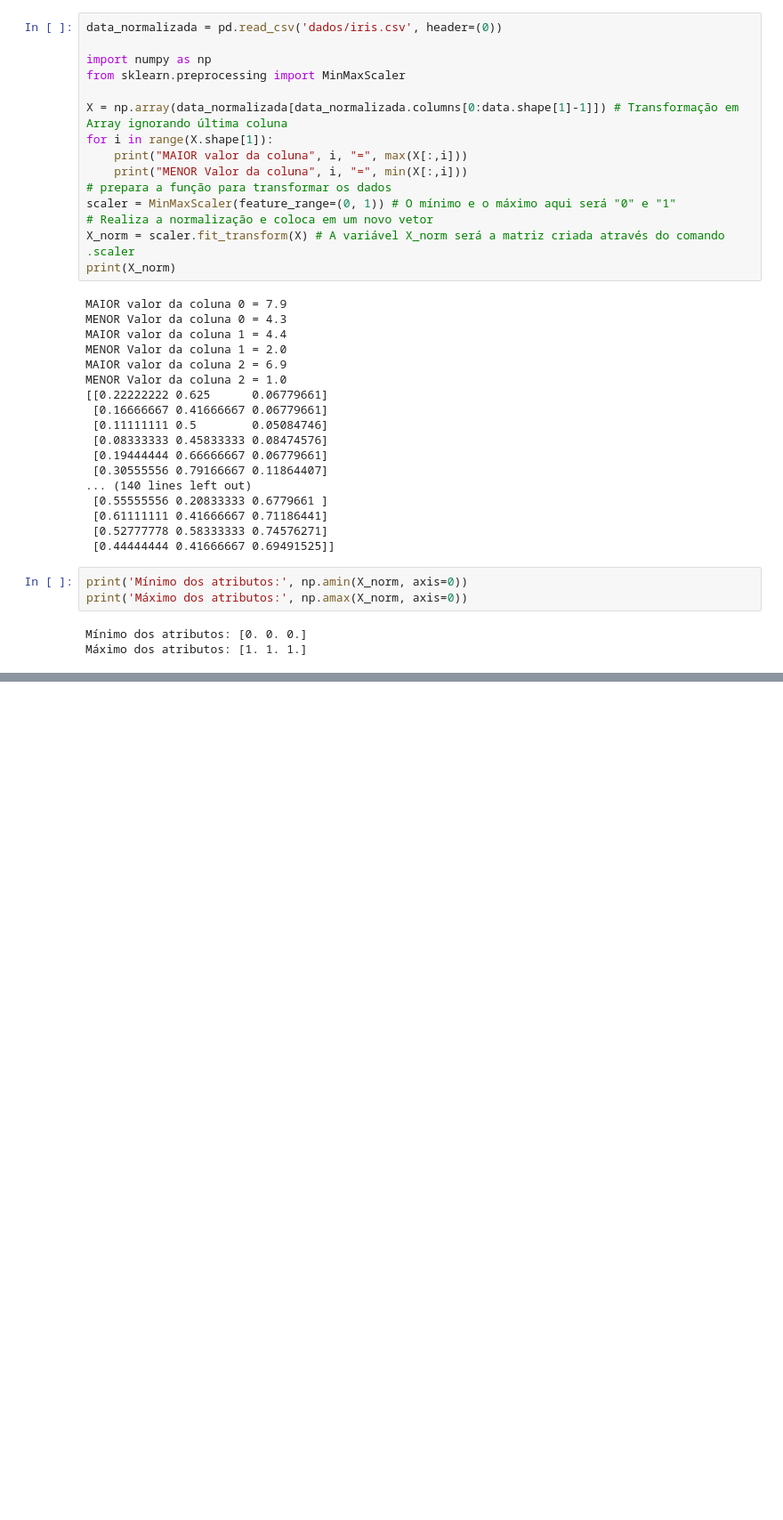
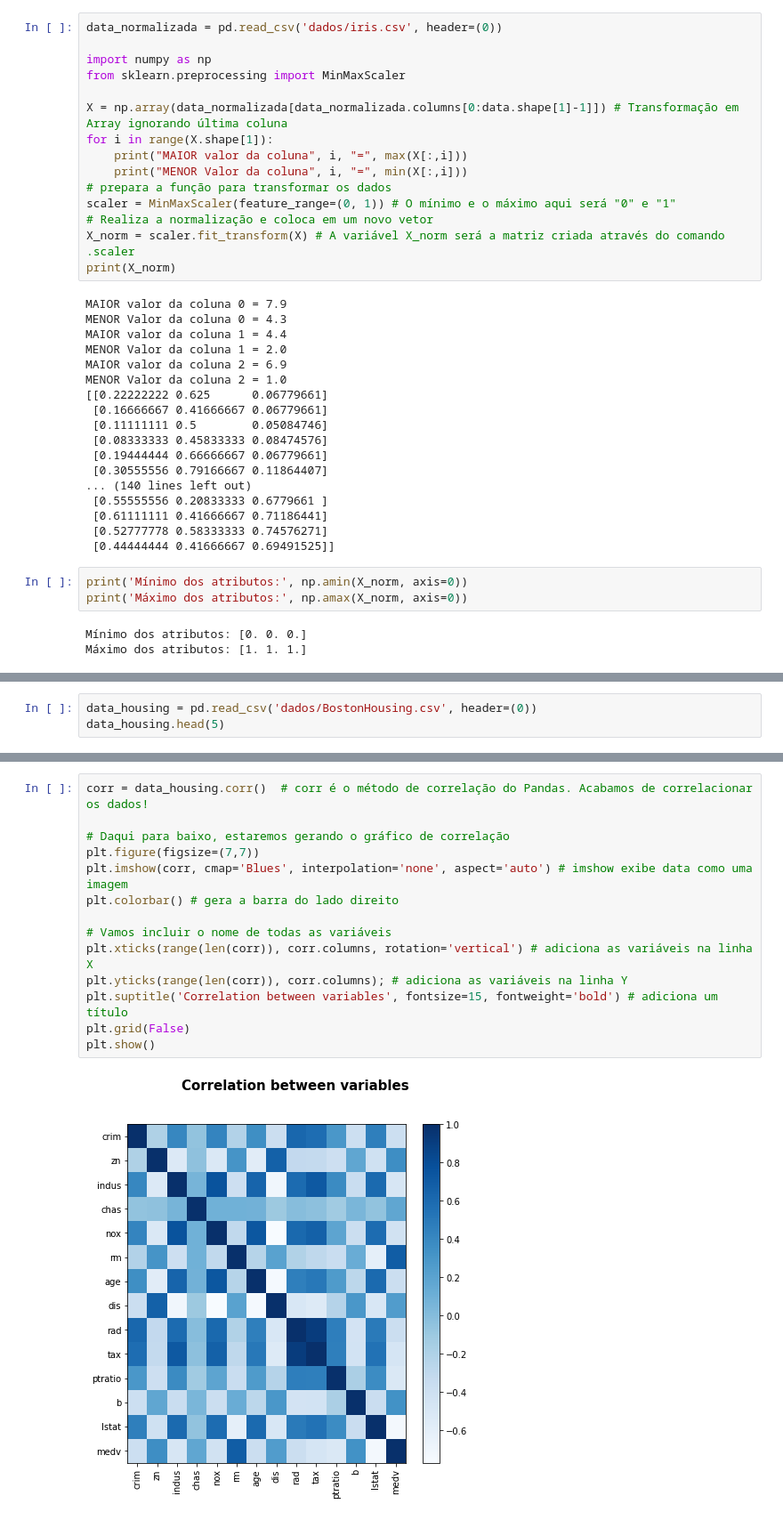
Before and after one commit to dantebarross/vamos-programar, a Jupyter notebook: Ciência de Dados/1. Como preparar e transformar dados usando Python.ipynb, the cells around one changed output, grey strips where cells are left out. Shown: that part at 89% size. Saved outputs shown, nothing was run; the diff lists cells and outputs as text; blank space fills up the shorter version.

Commit message:
implementei mais capítulos no primeiro guia de data science (análise e manipulação de dados)

```diff
--- a/Ciência de Dados/1. Como preparar e transformar dados usando Python.ipynb
+++ b/Ciência de Dados/1. Como preparar e transformar dados usando Python.ipynb
@@ -278,0 +503,3 @@ A **Padronização** de dados possui o mesmo objetivo que a **Normalização**,
+# %%
+data_housing = pd.read_csv('dados/BostonHousing.csv', header=(0))
+data_housing.head(5)
@@ -278,0 +513,16 @@ A **Padronização** de dados possui o mesmo objetivo que a **Normalização**,
+# %%
+corr = data_housing.corr()  # corr é o método de correlação do Pandas. Acabamos de correlacionar os dados!
+
+# Daqui para baixo, estaremos gerando o gráfico de correlação
+plt.figure(figsize=(7,7))
+plt.imshow(corr, cmap='Blues', interpolation='none', aspect='auto') # imshow exibe data como uma imagem
+plt.colorbar() # gera a barra do lado direito
+
+# Vamos incluir o nome de todas as variáveis
+plt.xticks(range(len(corr)), corr.columns, rotation='vertical') # adiciona as variáveis na linha X
+plt.yticks(range(len(corr)), corr.columns); # adiciona as variáveis na linha Y
+plt.suptitle('Correlation between variables', fontsize=15, fontweight='bold') # adiciona um título
+plt.grid(False)
+plt.show()
+# %% [output]
+[figure, added]
```
Also changed, not shown: parts of 24 cells of this notebook, 2 other files.
